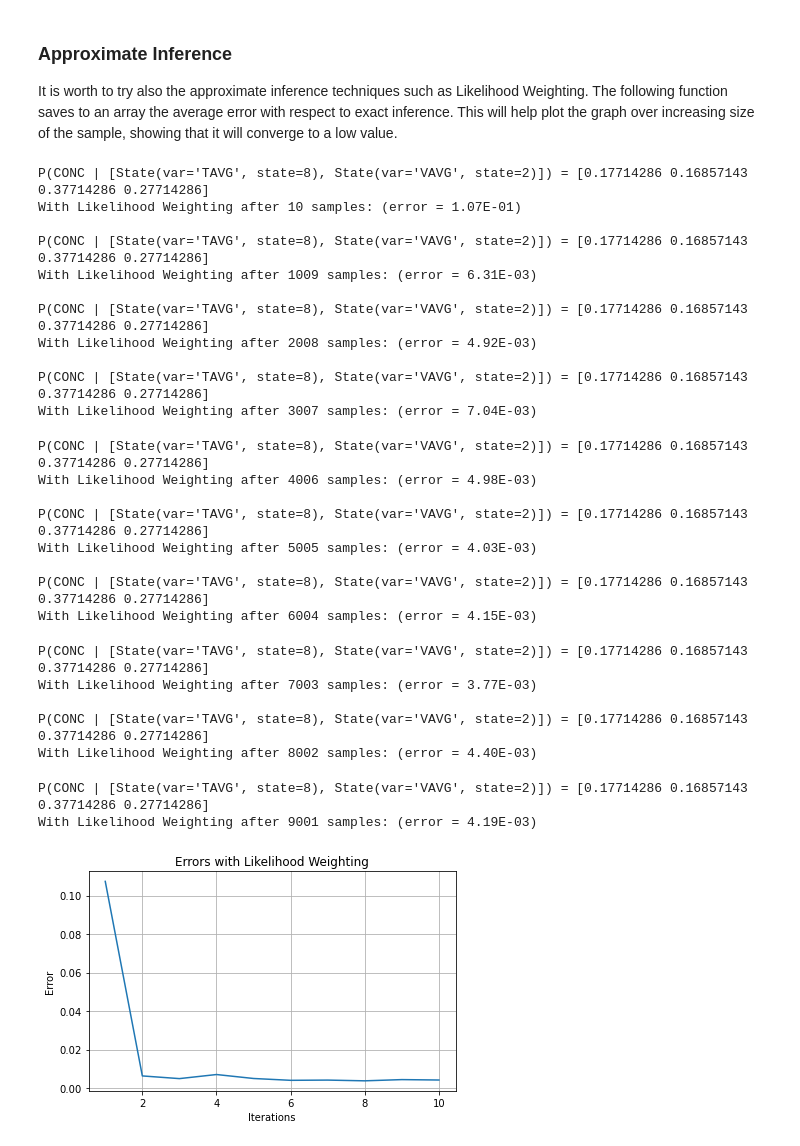
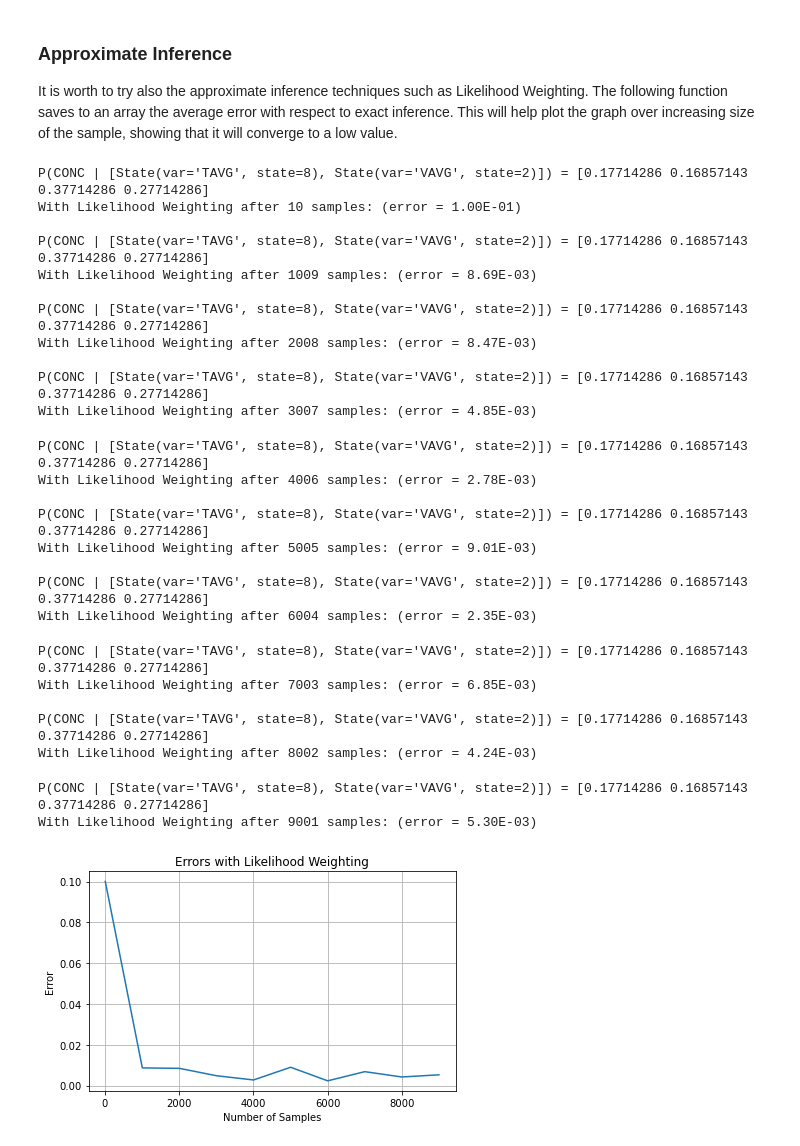
Before and after one commit to CrisSherban/Pollen, a Jupyter notebook: src/network.ipynb, the cells around one changed output. Saved outputs shown, nothing was run; the diff lists cells and outputs as text; code cells hidden in the pictures.

```diff
--- a/src/network.ipynb
+++ b/src/network.ipynb
@@ -235,47 +235,53 @@ def test_approx_inference(query, evidence, bayesian_model,
     return errors_lws
 
 
+min_samples = 10
+max_samples = 10 ** 4
+num_exp = 10
 evidence = [State('TAVG', 8), State('VAVG', 2)]
-err_list = test_approx_inference("CONC", evidence, bayesian_model)
+err_list = test_approx_inference("CONC", evidence, bayesian_model,
+                                 min_samples=min_samples, max_samples=max_samples,
+                                 num_exp=num_exp)
 # %% [output]
 P(CONC | [State(var='TAVG', state=8), State(var='VAVG', state=2)]) = [0.17714286 0.16857143 0.37714286 0.27714286]
-With Likelihood Weighting after 10 samples: (error = 1.07E-01)
+With Likelihood Weighting after 10 samples: (error = 1.00E-01)
 
 P(CONC | [State(var='TAVG', state=8), State(var='VAVG', state=2)]) = [0.17714286 0.16857143 0.37714286 0.27714286]
-With Likelihood Weighting after 1009 samples: (error = 6.31E-03)
+With Likelihood Weighting after 1009 samples: (error = 8.69E-03)
 
 P(CONC | [State(var='TAVG', state=8), State(var='VAVG', state=2)]) = [0.17714286 0.16857143 0.37714286 0.27714286]
-With Likelihood Weighting after 2008 samples: (error = 4.92E-03)
+With Likelihood Weighting after 2008 samples: (error = 8.47E-03)
 
 P(CONC | [State(var='TAVG', state=8), State(var='VAVG', state=2)]) = [0.17714286 0.16857143 0.37714286 0.27714286]
-With Likelihood Weighting after 3007 samples: (error = 7.04E-03)
+With Likelihood Weighting after 3007 samples: (error = 4.85E-03)
 P(CONC | [State(var='TAVG', state=8), State(var='VAVG', state=2)]) = [0.17714286 0.16857143 0.37714286 0.27714286]
-With Likelihood Weighting after 4006 samples: (error = 4.98E-03)
+With Likelihood Weighting after 4006 samples: (error = 2.78E-03)
 
 P(CONC | [State(var='TAVG', state=8), State(var='VAVG', state=2)]) = [0.17714286 0.16857143 0.37714286 0.27714286]
-With Likelihood Weighting after 5005 samples: (error = 4.03E-03)
+With Likelihood Weighting after 5005 samples: (error = 9.01E-03)
 
 P(CONC | [State(var='TAVG', state=8), State(var='VAVG', state=2)]) = [0.17714286 0.16857143 0.37714286 0.27714286]
-With Likelihood Weighting after 6004 samples: (error = 4.15E-03)
+With Likelihood Weighting after 6004 samples: (error = 2.35E-03)
 P(CONC | [State(var='TAVG', state=8), State(var='VAVG', state=2)]) = [0.17714286 0.16857143 0.37714286 0.27714286]
-With Likelihood Weighting after 7003 samples: (error = 3.77E-03)
+With Likelihood Weighting after 7003 samples: (error = 6.85E-03)
 
 P(CONC | [State(var='TAVG', state=8), State(var='VAVG', state=2)]) = [0.17714286 0.16857143 0.37714286 0.27714286]
-With Likelihood Weighting after 8002 samples: (error = 4.40E-03)
+With Likelihood Weighting after 8002 samples: (error = 4.24E-03)
 P(CONC | [State(var='TAVG', state=8), State(var='VAVG', state=2)]) = [0.17714286 0.16857143 0.37714286 0.27714286]
-With Likelihood Weighting after 9001 samples: (error = 4.19E-03)
+With Likelihood Weighting after 9001 samples: (error = 5.30E-03)
 # %%
 def print_errors(err_list):
-    plt.plot(range(1, len(err_list) + 1), err_list)
+    plt.plot(range(min_samples, max_samples, (max_samples - min_samples) // num_exp),
+             err_list)
     plt.title("Errors with Likelihood Weighting")
-    plt.xlabel("Iterations")
+    plt.xlabel("Number of Samples")
     plt.ylabel("Error")
     plt.grid()
     plt.tight_layout()
     plt.savefig(f"{project_cwd}/out/lw_errs.png")
     plt.show()
 
 
 print_errors(err_list)
 # %% [output]
-[figure, old version]
+[figure, new version]
```
Also changed, not shown: parts of 1 cell of this notebook, 1 other file.
